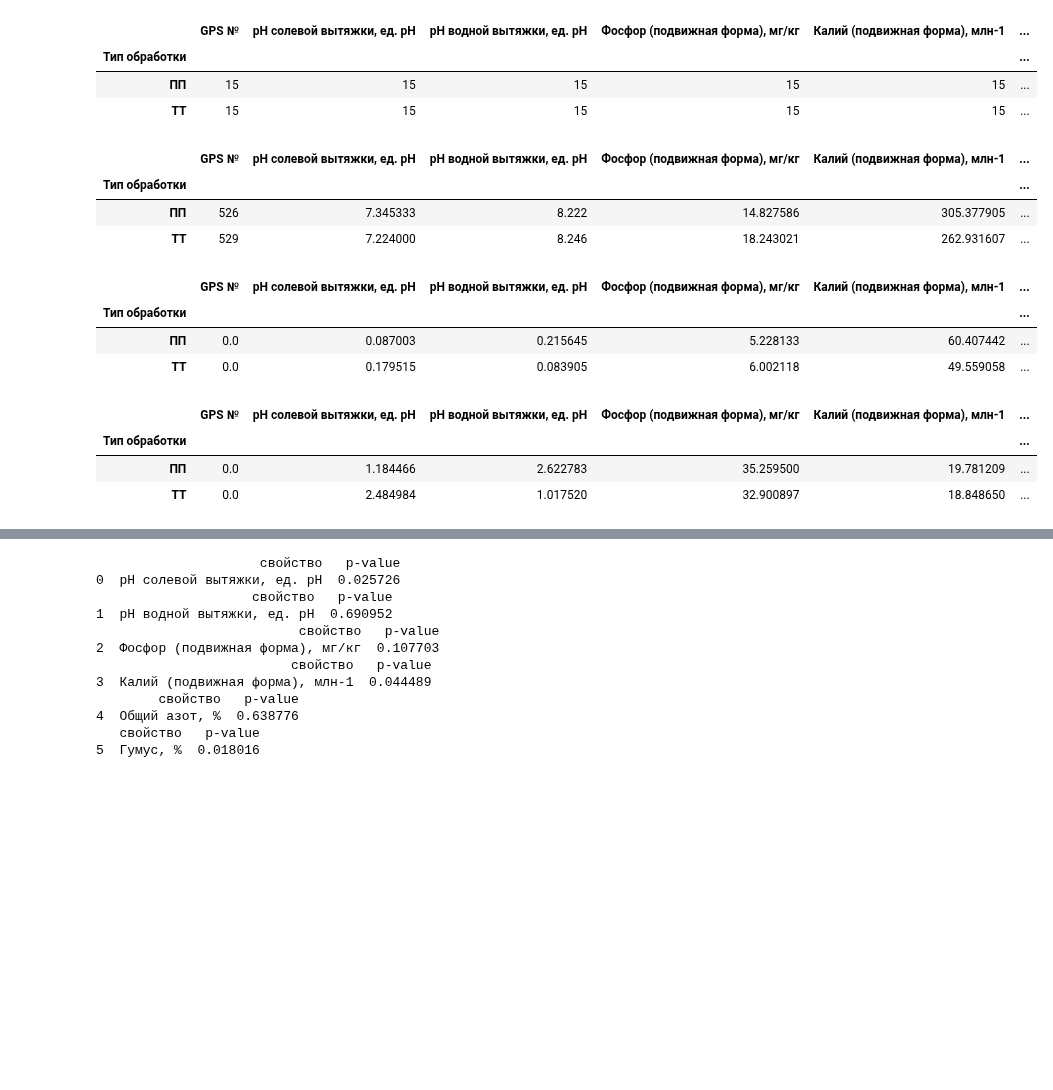
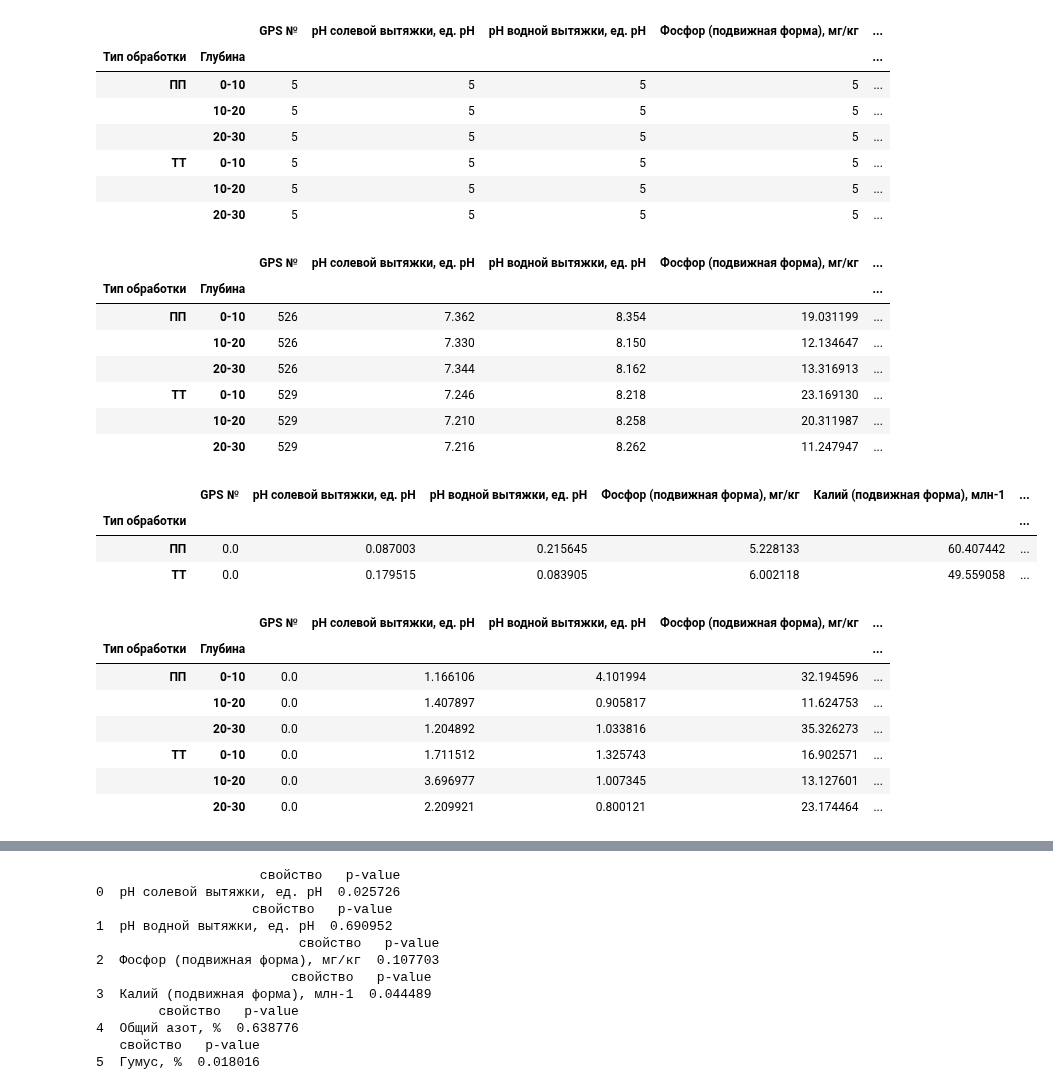
Before and after one commit to hukitoc94/total_archangelskiy, a Jupyter notebook: field_scale/field_data/полевые данные общая/для_статьи.ipynb, the cells around one changed output, grey strips where cells are left out. Drawn from its saved outputs; the diff is of its cells as text; code cells hidden in the pictures; blank space fills up the shorter version.

```diff
--- a/field_scale/field_data/полевые данные общая/для_статьи.ipynb
+++ b/field_scale/field_data/полевые данные общая/для_статьи.ipynb
@@ -37,22 +53,30 @@ agrochemistry_main.drop('повторность', axis = 1, inplace= True)
 agrochemistry_main.dropna(axis = 0, inplace= True)
 
 agrochemistry_main['Гумус, %'] = agrochemistry_main['Органический углерод, %'] * 1.724
-агрохимия_для_статьи = agrochemistry_main[['GPS №','Тип обработки',"рН солевой вытяжки, ед. рН", "рН водной вытяжки, ед. рН", "Фосфор (подвижная форма), мг/кг", "Калий (подвижная форма), млн-1", "Общий азот, %",'Гумус, %' ]]
+агрохимия_для_статьи = agrochemistry_main[['GPS №','Тип обработки','Глубина',"рН солевой вытяжки, ед. рН", "рН водной вытяжки, ед. рН", "Фосфор (подвижная форма), мг/кг", "Калий (подвижная форма), млн-1", "Общий азот, %",'Гумус, %' ]]
 # %%
-плакоры = агрохимия_для_статьи[агрохимия_для_статьи['GPS №'].isin([529, 526])]
-тальвеги = агрохимия_для_статьи[агрохимия_для_статьи['GPS №'].isin([584, 527])]
+плакоры = агрохимия_для_статьи[агрохимия_для_статьи['GPS №'].isin([529, 526])].iloc[:,1:]
+тальвеги = агрохимия_для_статьи[агрохимия_для_статьи['GPS №'].isin([584, 527])].iloc[:,1:]
 # %%
-плакоры.groupby('Тип обработки').count()
+плакоры.groupby(['Тип обработки','Глубина']).count()
 # %% [output]
-|  | GPS № | рН солевой вытяжки, ед. рН | рН водной вытяжки, ед. рН | Фосфор (подвижная форма), мг/кг | Калий (подвижная форма), млн-1 | ... |
-| Тип обработки |  |  |  |  |  | ... |
-| ПП | 15 | 15 | 15 | 15 | 15 | ... |
-| ТТ | 15 | 15 | 15 | 15 | 15 | ... |
+|  |  | GPS № | рН солевой вытяжки, ед. рН | рН водной вытяжки, ед. рН | Фосфор (подвижная форма), мг/кг | ... |
+| Тип обработки | Глубина |  |  |  |  | ... |
+| ПП | 0-10 | 5 | 5 | 5 | 5 | ... |
+|  | 10-20 | 5 | 5 | 5 | 5 | ... |
+|  | 20-30 | 5 | 5 | 5 | 5 | ... |
+| ТТ | 0-10 | 5 | 5 | 5 | 5 | ... |
+|  | 10-20 | 5 | 5 | 5 | 5 | ... |
+|  | 20-30 | 5 | 5 | 5 | 5 | ... |
 # %%
-плакоры.groupby('Тип обработки').mean()
+плакоры.groupby(['Тип обработки','Глубина']).mean()
 # %% [output]
-|  | GPS № | рН солевой вытяжки, ед. рН | рН водной вытяжки, ед. рН | Фосфор (подвижная форма), мг/кг | Калий (подвижная форма), млн-1 | ... |
-| Тип обработки |  |  |  |  |  | ... |
-| ПП | 526 | 7.345333 | 8.222 | 14.827586 | 305.377905 | ... |
-| ТТ | 529 | 7.224000 | 8.246 | 18.243021 | 262.931607 | ... |
+|  |  | GPS № | рН солевой вытяжки, ед. рН | рН водной вытяжки, ед. рН | Фосфор (подвижная форма), мг/кг | ... |
+| Тип обработки | Глубина |  |  |  |  | ... |
+| ПП | 0-10 | 526 | 7.362 | 8.354 | 19.031199 | ... |
+|  | 10-20 | 526 | 7.330 | 8.150 | 12.134647 | ... |
+|  | 20-30 | 526 | 7.344 | 8.162 | 13.316913 | ... |
+| ТТ | 0-10 | 529 | 7.246 | 8.218 | 23.169130 | ... |
+|  | 10-20 | 529 | 7.210 | 8.258 | 20.311987 | ... |
+|  | 20-30 | 529 | 7.216 | 8.262 | 11.247947 | ... |
 # %%
@@ -63,12 +87,16 @@ agrochemistry_main['Гумус, %'] = agrochemistry_main['Органически
 | ПП | 0.0 | 0.087003 | 0.215645 | 5.228133 | 60.407442 | ... |
 | ТТ | 0.0 | 0.179515 | 0.083905 | 6.002118 | 49.559058 | ... |
 # %%
-плакоры.groupby('Тип обработки').std() / плакоры.groupby('Тип обработки').mean() * 100
+плакоры.groupby(['Тип обработки','Глубина']).std() / плакоры.groupby(['Тип обработки','Глубина']).mean() * 100
 # %% [output]
-|  | GPS № | рН солевой вытяжки, ед. рН | рН водной вытяжки, ед. рН | Фосфор (подвижная форма), мг/кг | Калий (подвижная форма), млн-1 | ... |
-| Тип обработки |  |  |  |  |  | ... |
-| ПП | 0.0 | 1.184466 | 2.622783 | 35.259500 | 19.781209 | ... |
-| ТТ | 0.0 | 2.484984 | 1.017520 | 32.900897 | 18.848650 | ... |
+|  |  | GPS № | рН солевой вытяжки, ед. рН | рН водной вытяжки, ед. рН | Фосфор (подвижная форма), мг/кг | ... |
+| Тип обработки | Глубина |  |  |  |  | ... |
+| ПП | 0-10 | 0.0 | 1.166106 | 4.101994 | 32.194596 | ... |
+|  | 10-20 | 0.0 | 1.407897 | 0.905817 | 11.624753 | ... |
+|  | 20-30 | 0.0 | 1.204892 | 1.033816 | 35.326273 | ... |
+| ТТ | 0-10 | 0.0 | 1.711512 | 1.325743 | 16.902571 | ... |
+|  | 10-20 | 0.0 | 3.696977 | 1.007345 | 13.127601 | ... |
+|  | 20-30 | 0.0 | 2.209921 | 0.800121 | 23.174464 | ... |
 # %%
 agrochem_prop = [
     "рН солевой вытяжки, ед. рН",
```
Also changed, not shown: parts of 22 cells of this notebook.
